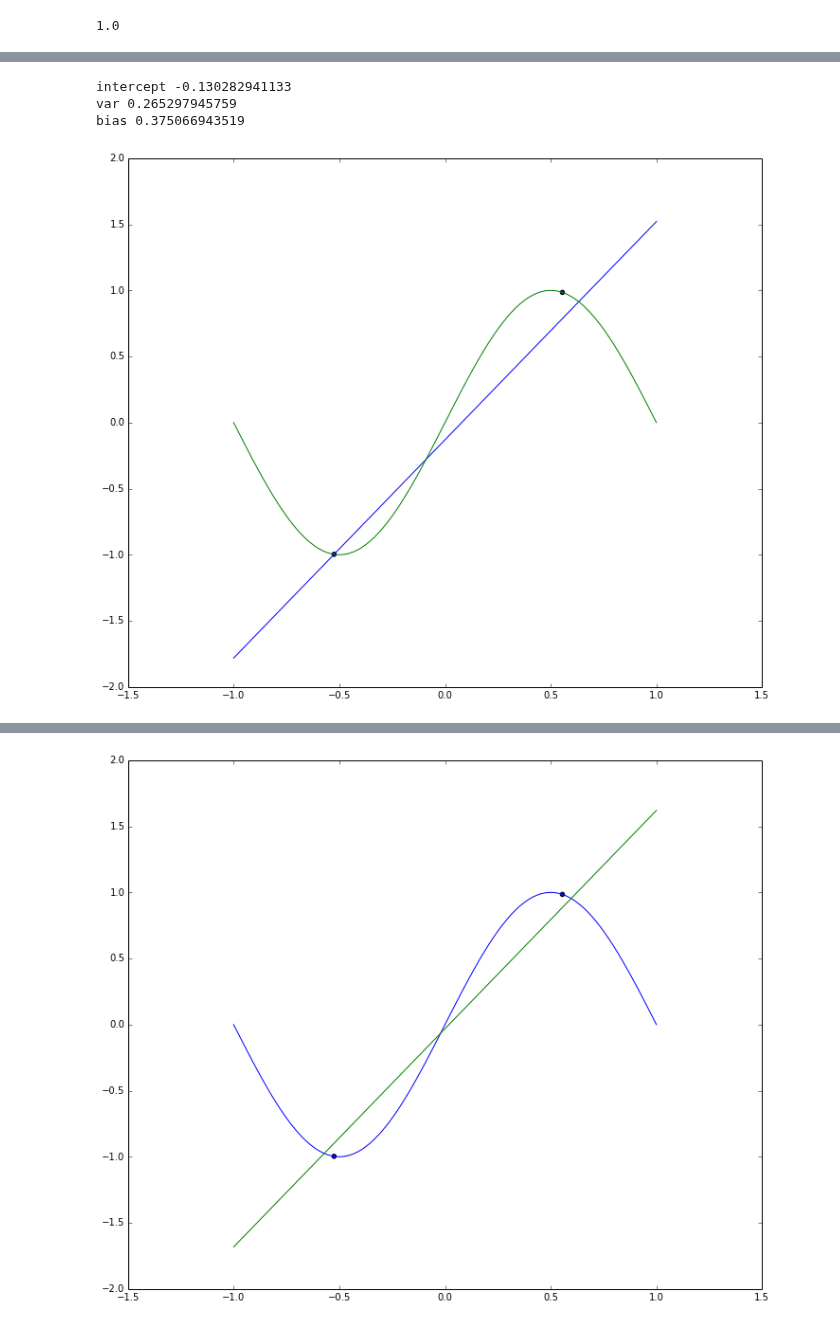
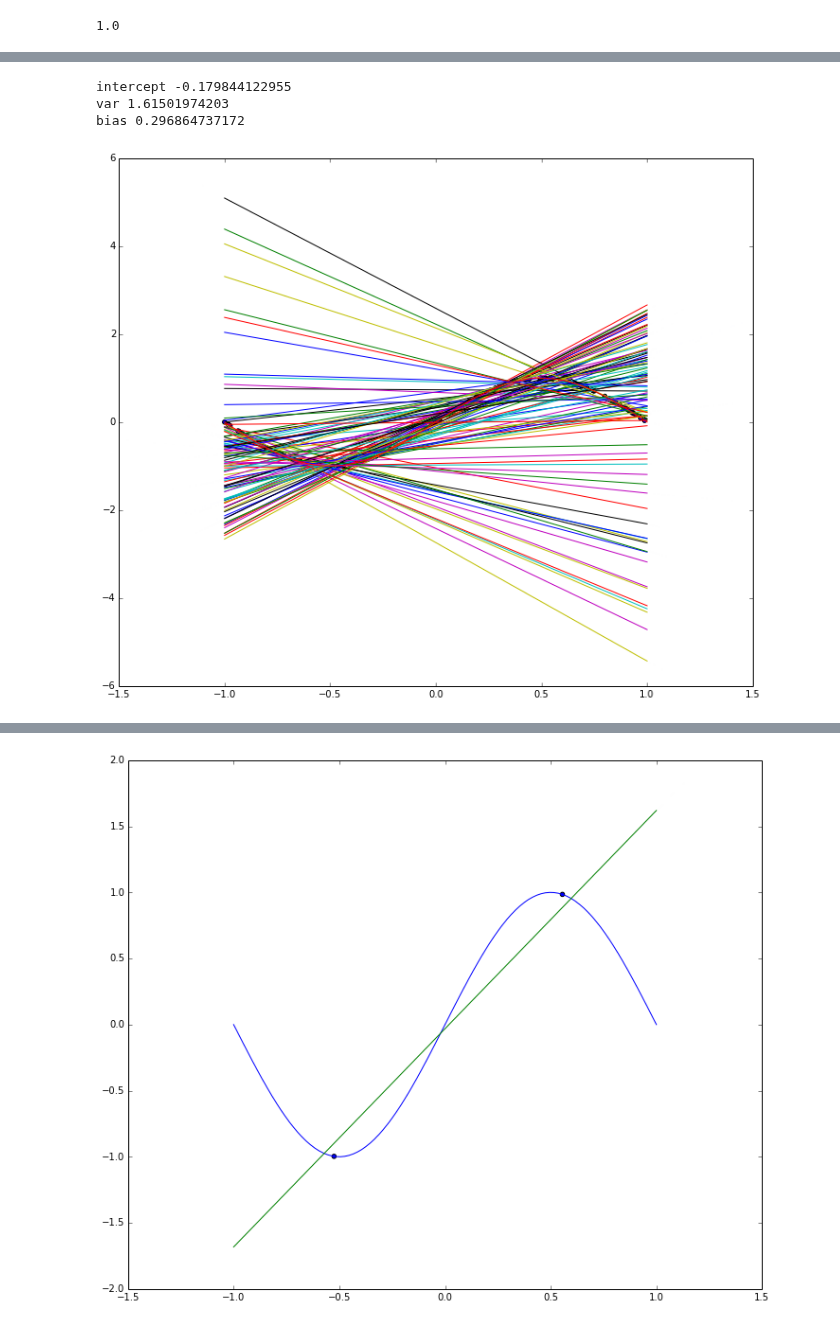
Before and after one commit to Chuphay/school, a Jupyter notebook: ML/Sine.ipynb, the cells around one changed output, grey strips where cells are left out. Saved outputs shown, nothing was run; the diff lists cells and outputs as text; code cells hidden in the pictures.

```diff
--- a/ML/Sine.ipynb
+++ b/ML/Sine.ipynb
@@ -79,38 +79,38 @@ bias 0.203313606999
 # %%
 def get_weighted_line_parameters(data, weight = 1, plot_this = False):
     slope = weight*(data[1][0] - data[1][1])/(data[0][0] - data[0][1])
     intercept = data[1][1] - slope*data[0][1]
     if(plot_this):
         x = linspace(-1,1,100)
         plot(x, slope*x+intercept)
     return (slope, intercept)
 seed(13)
 slope = 0
 intercept = 0
-num = 1
+num = 100
 var = 0
-for i in range(num):
+for j in range(num):
     data = get_two_points()
     scatter(data[0], data[1]);
     s, i = get_weighted_line_parameters(data,0.9, True)
     slope += s
     intercept += i
     x = linspace(-1,1,100)
     var += trapz((.788*x -s*x-i)**2,x)/2
 
 slope = slope/num
 intercept = intercept/num
 print("intercept",intercept)
 print("var",var/num)
 x = linspace(-1,1,100)
 plot(x,sin(pi*x))
 #plot(slope*x + intercept,x);
 print("bias",trapz((sin(pi*x) - (slope*x + intercept))**2,x)/2  )
 # %% [output]
-intercept -0.130282941133
-var 0.265297945759
-bias 0.375066943519
+intercept -0.179844122955
+var 1.61501974203
+bias 0.296864737172
-[figure, old version]
+[figure, new version]
 # %%
 from scipy.optimize import minimize
 minimize(lambda x:x**2,2)
```
Also changed, not shown: parts of 5 cells of this notebook.
